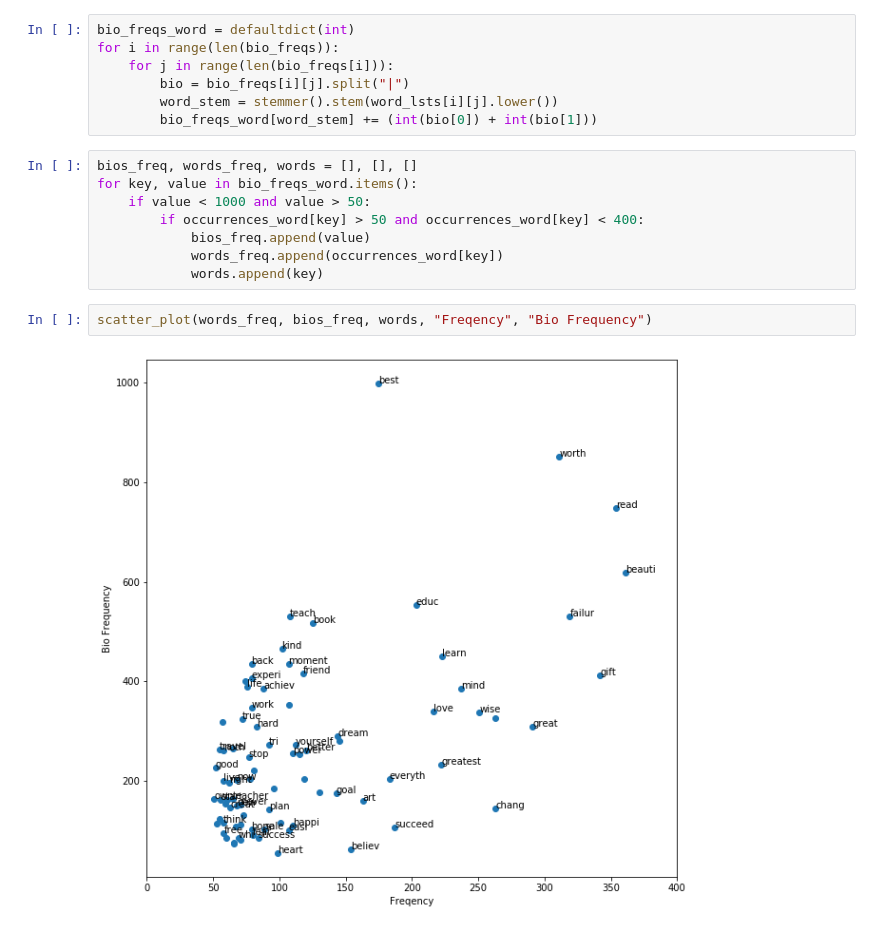
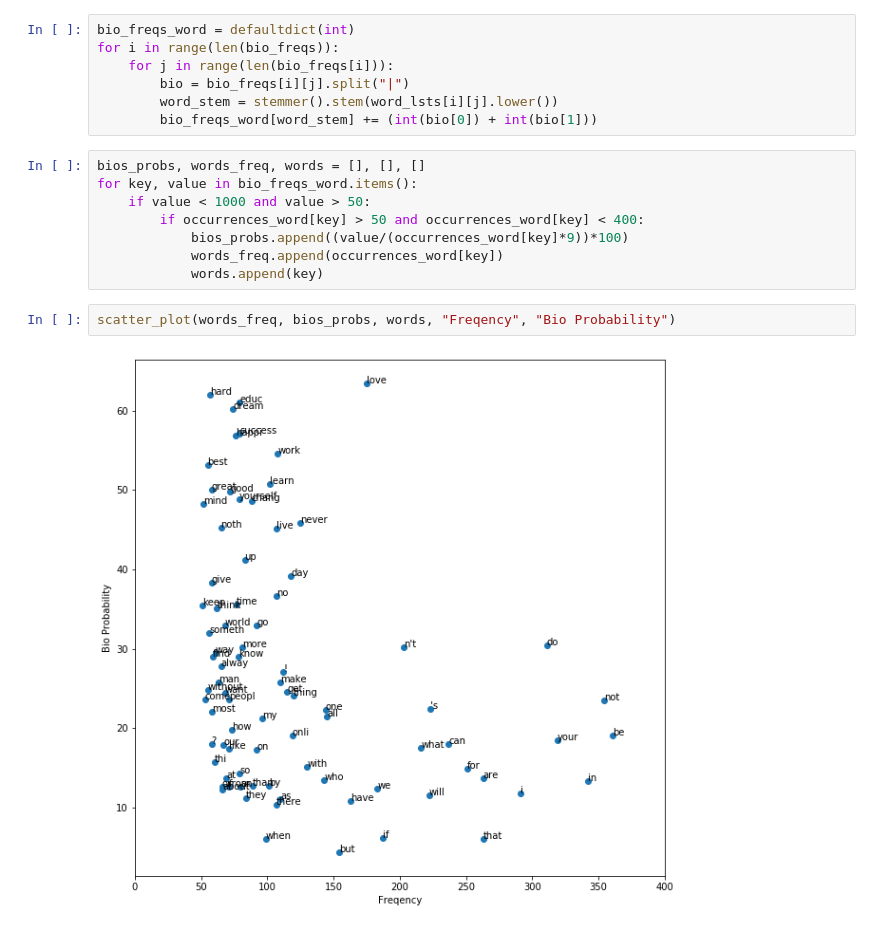
Before and after one commit to Rahgooy/emphasis, a Jupyter notebook: data_visualization.ipynb, the cells around one changed output. Saved outputs shown, nothing was run; the diff lists cells and outputs as text.

```diff
--- a/data_visualization.ipynb
+++ b/data_visualization.ipynb
@@ -97,14 +97,14 @@ for i in range(len(bio_freqs)):
         word_stem = stemmer().stem(word_lsts[i][j].lower())
         bio_freqs_word[word_stem] += (int(bio[0]) + int(bio[1]))
 # %%
-bios_freq, words_freq, words = [], [], []
+bios_probs, words_freq, words = [], [], []
 for key, value in bio_freqs_word.items():
     if value < 1000 and value > 50:
         if occurrences_word[key] > 50 and occurrences_word[key] < 400:
-            bios_freq.append(value)
+            bios_probs.append((value/(occurrences_word[key]*9))*100)
             words_freq.append(occurrences_word[key])
             words.append(key)
 # %%
-scatter_plot(words_freq, bios_freq, words, "Freqency", "Bio Frequency")
+scatter_plot(words_freq, bios_probs, words, "Freqency", "Bio Probability")
 # %% [output]
-[figure, old version]
+[figure, new version]
```
